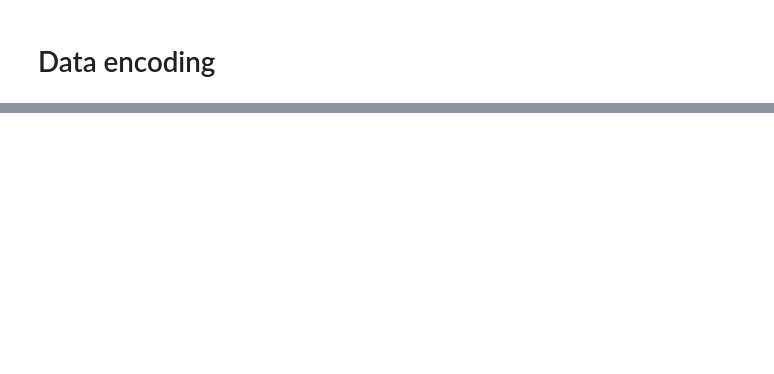
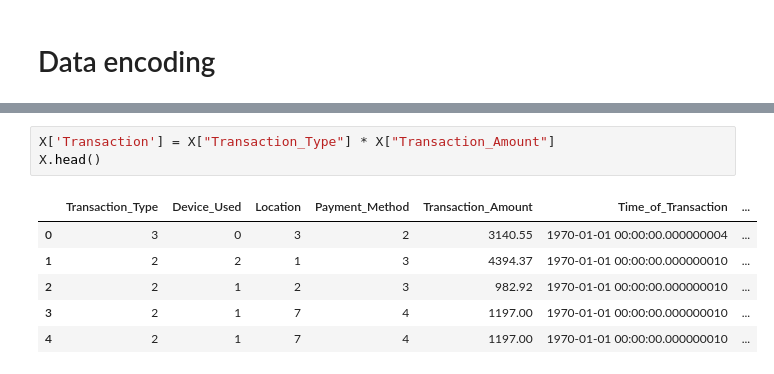
Before and after one commit to Mipjeiger/Fintech-ml-engineer-LLM-RAG-langchain-FAISS, a Jupyter notebook: notebooks/01_eda.ipynb, the cells around one changed output, grey strips where cells are left out. Cells and saved outputs as stored; diff of their text form; blank space fills up the shorter version.

```diff
--- a/notebooks/01_eda.ipynb
+++ b/notebooks/01_eda.ipynb
@@ -106,0 +179,10 @@ df.describe().plot()
+# %%
+X['Transaction'] = X["Transaction_Type"] * X["Transaction_Amount"]
+X.head()
+# %% [output]
+|  | Transaction_Type | Device_Used | Location | Payment_Method | Transaction_Amount | Time_of_Transaction | ... |
+| 0 | 3 | 0 | 3 | 2 | 3140.55 | 1970-01-01 00:00:00.000000004 | ... |
+| 1 | 2 | 2 | 1 | 3 | 4394.37 | 1970-01-01 00:00:00.000000010 | ... |
+| 2 | 2 | 1 | 2 | 3 | 982.92 | 1970-01-01 00:00:00.000000010 | ... |
+| 3 | 2 | 1 | 7 | 4 | 1197.00 | 1970-01-01 00:00:00.000000010 | ... |
+| 4 | 2 | 1 | 7 | 4 | 1197.00 | 1970-01-01 00:00:00.000000010 | ... |
```
Also changed, not shown: parts of 22 cells of this notebook.
